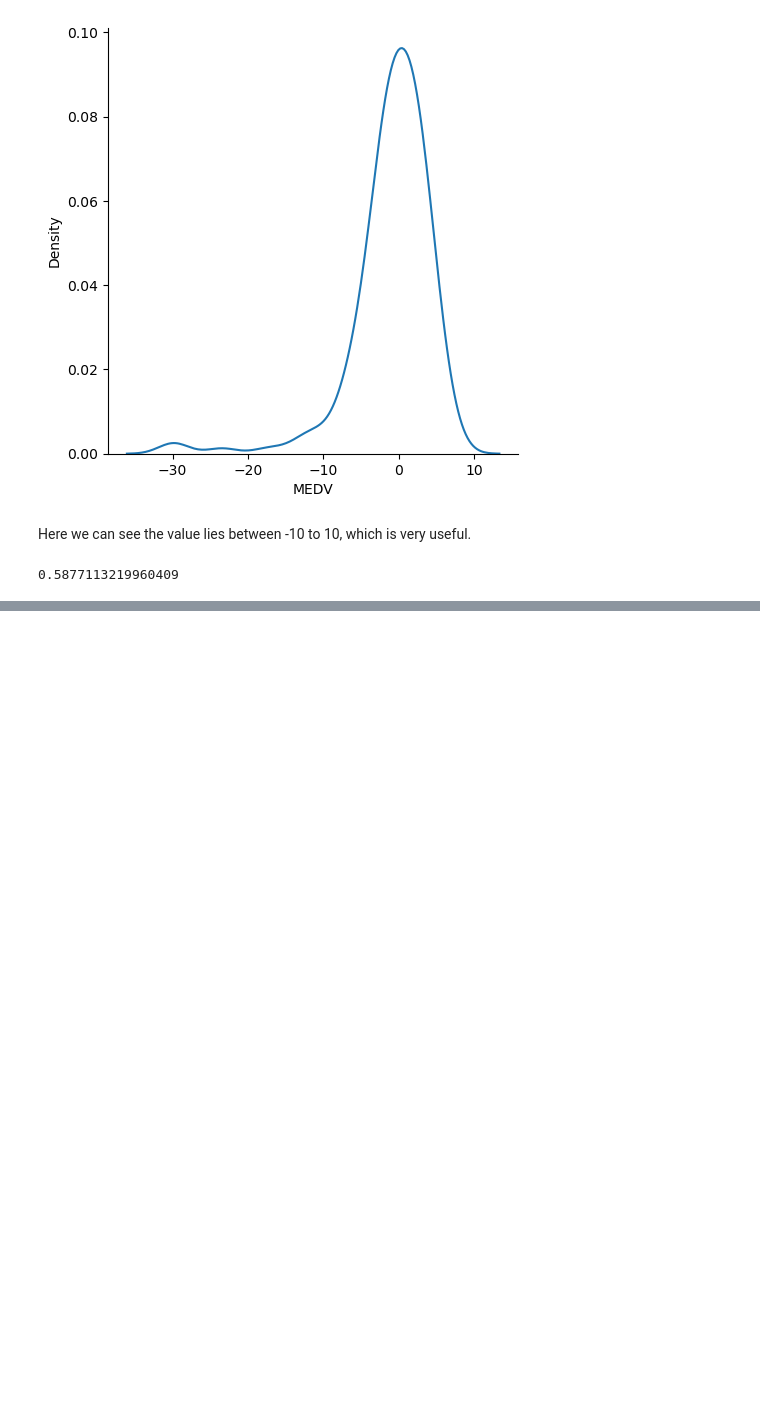
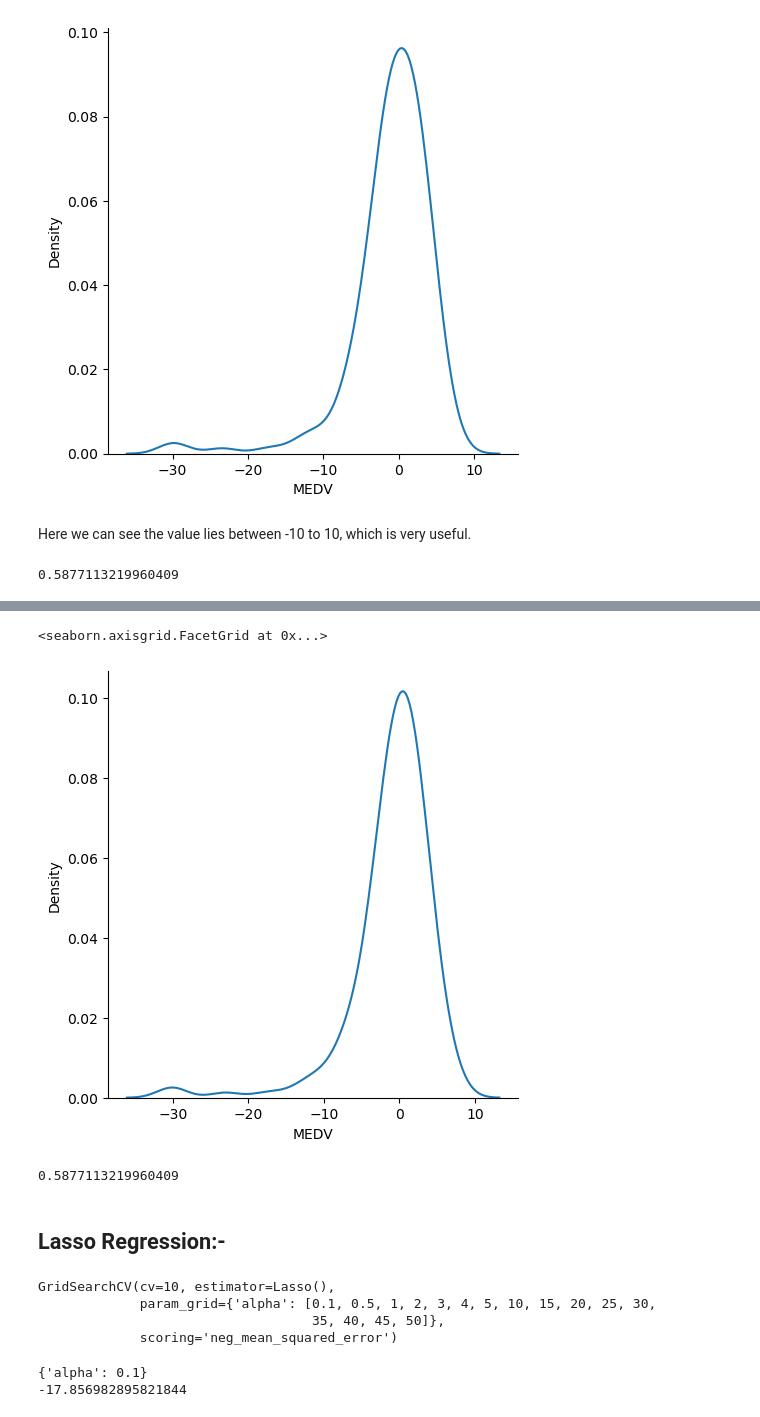
Before and after one commit to Supriyochow/ML-Implementation, a Jupyter notebook: Linear Regression Implementation.ipynb, the cells around one changed output, grey strips where cells are left out. Saved outputs shown, nothing was run; the diff lists cells and outputs as text; code cells hidden in the pictures; blank space fills up the shorter version.

Commit message:
Ridge and Lasso Added

```diff
--- a/Linear Regression Implementation.ipynb
+++ b/Linear Regression Implementation.ipynb
@@ -189,0 +199,6 @@ score
+# %%
+parameters = {'alpha' : [0.1,0.5,1,2,3,4,5,10,15,20,25,30,35,40,45,50]}
+# %%
+ridge_regression = Ridge()
+grid_cv = GridSearchCV(ridge_regression,parameters,scoring = 'neg_mean_squared_error',cv=10)
+grid_cv.fit(X_train,y_train)
@@ -189,0 +218,3 @@ score
+# %%
+ridge_pred = grid_cv.predict(X_test)
+ridge_pred
@@ -189,0 +239,7 @@ score
+# %%
+import seaborn as sns
+
+sns.displot(ridge_pred-y_test,kind='kde')
+# %% [output]
+<seaborn.axisgrid.FacetGrid at 0x...>
+[figure, added]
@@ -189,0 +248,7 @@ score
+# %%
+score = r2_score(reg_pred,y_test)
+score
+# %% [output]
+0.5877113219960409
+# %% [markdown]
+## Lasso Regression:-
@@ -189,0 +260,15 @@ score
+# %%
+lasso_regression = Lasso()
+lasso_cv = GridSearchCV(lasso_regression,parameters,scoring = 'neg_mean_squared_error',cv=10)
+lasso_cv.fit(X_train,y_train)
+# %% [output]
+GridSearchCV(cv=10, estimator=Lasso(),
+             param_grid={'alpha': [0.1, 0.5, 1, 2, 3, 4, 5, 10, 15, 20, 25, 30,
+                                   35, 40, 45, 50]},
+             scoring='neg_mean_squared_error')
+# %%
+print(lasso_cv.best_params_)
+print(lasso_cv.best_score_)
+# %% [output]
+{'alpha': 0.1}
+-17.856982895821844
```
Also changed, not shown: parts of 13 cells of this notebook.
